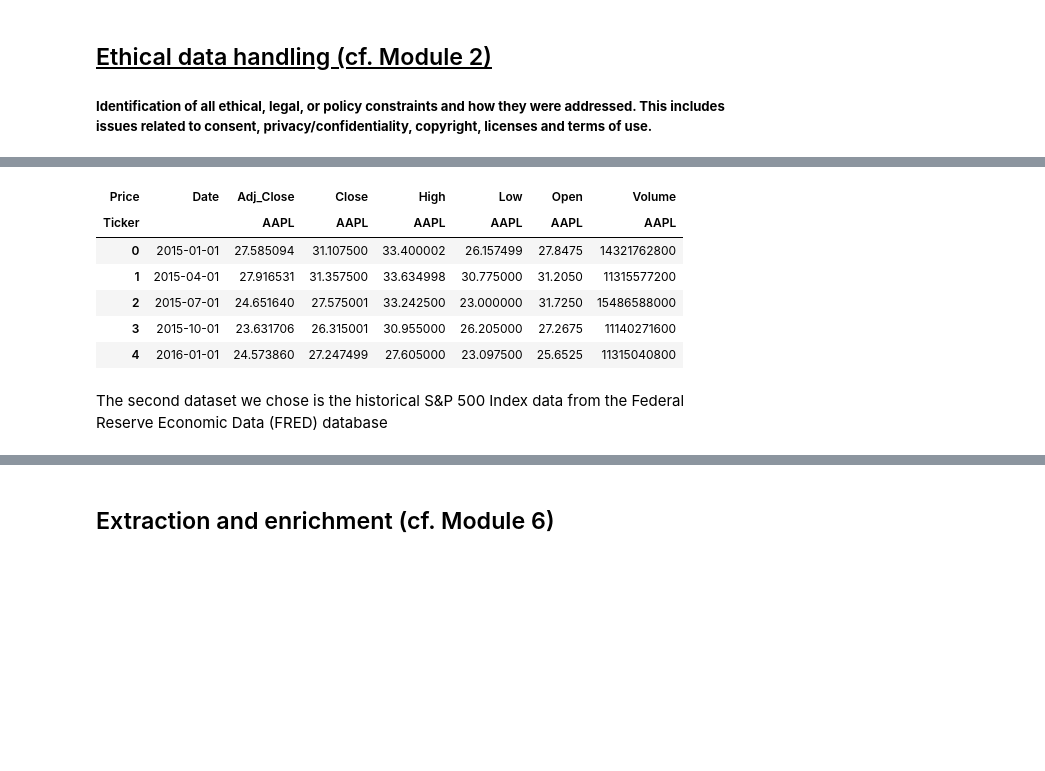
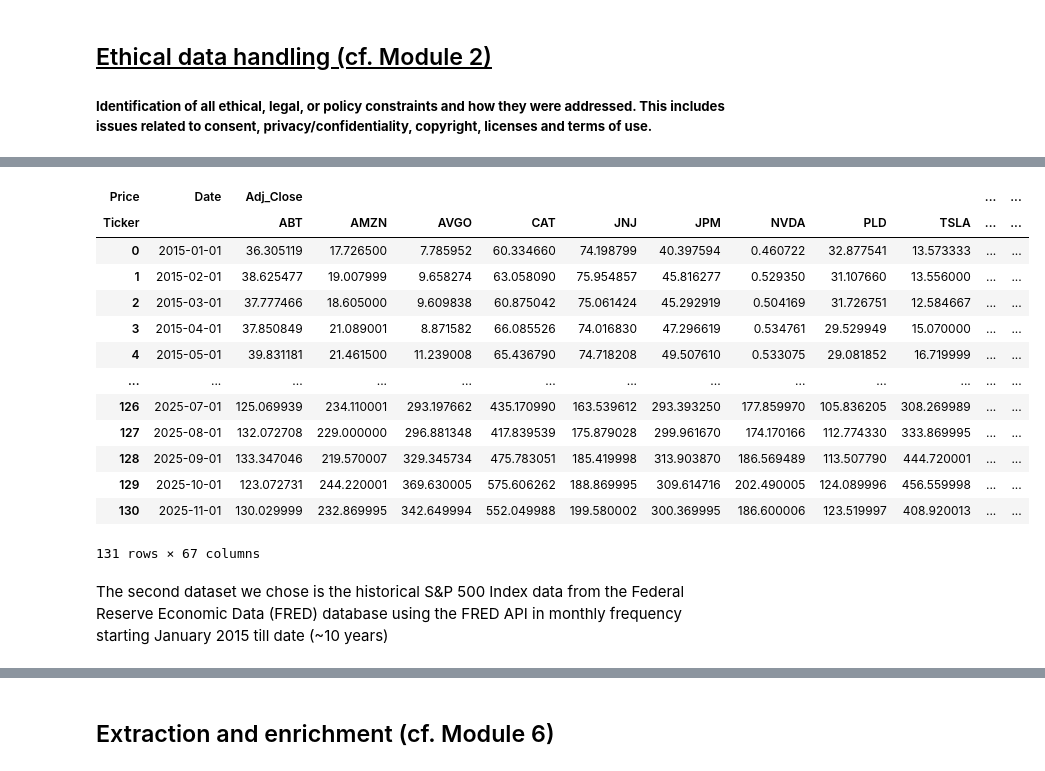
Before and after one commit to rdcosta2-boop/IS-477-Project, a Jupyter notebook: Project.ipynb, the cells around one changed output, grey strips where cells are left out. Saved outputs shown, nothing was run; the diff lists cells and outputs as text; code cells hidden in the pictures; blank space fills up the shorter version.

```diff
--- a/Project.ipynb
+++ b/Project.ipynb
@@ -59,41 +68,50 @@ The first datset we chose is the historical stock market data for Apple Inc. (AA
 # %%
 import yfinance as yf
 import pandas as pd
 
+tickers=['NVDA','JPM','WMT','TSLA','AMZN','AVGO','CAT','XOM','JNJ','ABT','PLD']
 df_yf=yf.download(
-    'AAPL',
+    tickers,
     start='2015-01-01',
-    end='2025-10-25',
-    interval='3mo',
+
+    interval='1mo',
     auto_adjust=False,
     progress=False
 
 )
 
 df_yf = df_yf.reset_index()
 
 
 df_yf = df_yf.rename(columns={'Date': 'Date',
                               'Open': 'Open',
                               'High': 'High',
                               'Low': 'Low',
                               'Close': 'Close',
                               'Adj Close': 'Adj_Close',
                               'Volume': 'Volume'})
 
 df_yf.to_csv('AAPL_2015_2025.csv', index=False)
 
-df_yf.head()
+
+df_yf
 # %% [output]
-| Price | Date | Adj_Close | Close | High | Low | Open | Volume |
-| Ticker |  | AAPL | AAPL | AAPL | AAPL | AAPL | AAPL |
-| 0 | 2015-01-01 | 27.585094 | 31.107500 | 33.400002 | 26.157499 | 27.8475 | 14321762800 |
-| 1 | 2015-04-01 | 27.916531 | 31.357500 | 33.634998 | 30.775000 | 31.2050 | 11315577200 |
-| 2 | 2015-07-01 | 24.651640 | 27.575001 | 33.242500 | 23.000000 | 31.7250 | 15486588000 |
-| 3 | 2015-10-01 | 23.631706 | 26.315001 | 30.955000 | 26.205000 | 27.2675 | 11140271600 |
-| 4 | 2016-01-01 | 24.573860 | 27.247499 | 27.605000 | 23.097500 | 25.6525 | 11315040800 |
+| Price | Date | Adj_Close |  |  |  |  |  |  |  |  | ... | ... |
+| Ticker |  | ABT | AMZN | AVGO | CAT | JNJ | JPM | NVDA | PLD | TSLA | ... | ... |
+| 0 | 2015-01-01 | 36.305119 | 17.726500 | 7.785952 | 60.334660 | 74.198799 | 40.397594 | 0.460722 | 32.877541 | 13.573333 | ... | ... |
+| 1 | 2015-02-01 | 38.625477 | 19.007999 | 9.658274 | 63.058090 | 75.954857 | 45.816277 | 0.529350 | 31.107660 | 13.556000 | ... | ... |
+| 2 | 2015-03-01 | 37.777466 | 18.605000 | 9.609838 | 60.875042 | 75.061424 | 45.292919 | 0.504169 | 31.726751 | 12.584667 | ... | ... |
+| 3 | 2015-04-01 | 37.850849 | 21.089001 | 8.871582 | 66.085526 | 74.016830 | 47.296619 | 0.534761 | 29.529949 | 15.070000 | ... | ... |
+| 4 | 2015-05-01 | 39.831181 | 21.461500 | 11.239008 | 65.436790 | 74.718208 | 49.507610 | 0.533075 | 29.081852 | 16.719999 | ... | ... |
+| ... | ... | ... | ... | ... | ... | ... | ... | ... | ... | ... | ... | ... |
+| 126 | 2025-07-01 | 125.069939 | 234.110001 | 293.197662 | 435.170990 | 163.539612 | 293.393250 | 177.859970 | 105.836205 | 308.269989 | ... | ... |
+| 127 | 2025-08-01 | 132.072708 | 229.000000 | 296.881348 | 417.839539 | 175.879028 | 299.961670 | 174.170166 | 112.774330 | 333.869995 | ... | ... |
+| 128 | 2025-09-01 | 133.347046 | 219.570007 | 329.345734 | 475.783051 | 185.419998 | 313.903870 | 186.569489 | 113.507790 | 444.720001 | ... | ... |
+| 129 | 2025-10-01 | 123.072731 | 244.220001 | 369.630005 | 575.606262 | 188.869995 | 309.614716 | 202.490005 | 124.089996 | 456.559998 | ... | ... |
+| 130 | 2025-11-01 | 130.029999 | 232.869995 | 342.649994 | 552.049988 | 199.580002 | 300.369995 | 186.600006 | 123.519997 | 408.920013 | ... | ... |
+131 rows × 67 columns
 # %% [markdown]
-The second dataset we chose is the historical S&P 500 Index data from the Federal Reserve Economic Data (FRED) database
+The second dataset we chose is the historical S&P 500 Index data from the Federal Reserve Economic Data (FRED) database using the FRED API in monthly frequency starting January 2015 till date (~10 years)
 # %%
 from fredapi import Fred
 import pandas as pd
```
Also changed, not shown: parts of 21 cells of this notebook, 5 other files.
